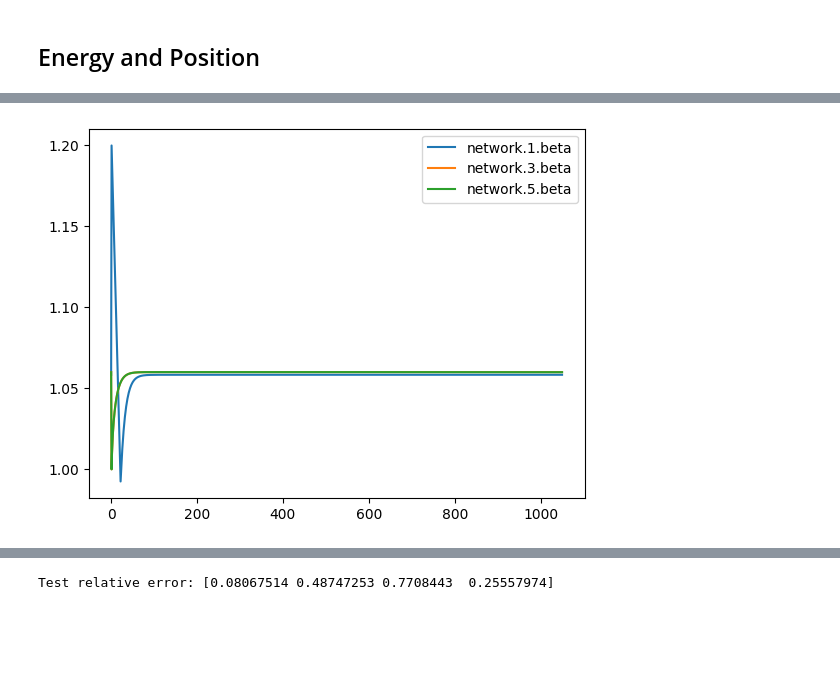
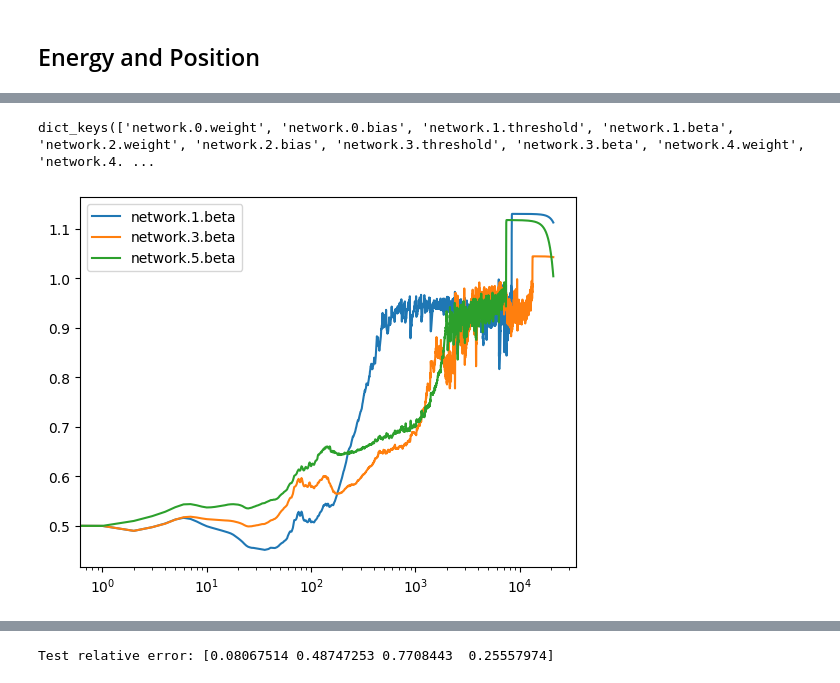
Before and after one commit to enlupi/SNN-Cal, a Jupyter notebook: SNN/SNN.ipynb, the cells around one changed output, grey strips where cells are left out. Saved outputs shown, nothing was run; the diff lists cells and outputs as text; code cells hidden in the pictures; blank space fills up the shorter version.

```diff
--- a/SNN/SNN.ipynb
+++ b/SNN/SNN.ipynb
@@ -41,21 +41,21 @@ net_desc = {
     "timesteps": 100,
     "neuron_params" : {
                 1: [snn.Leaky,
-                    {"beta" : 1.2,
+                    {"beta" : 0.5,
                     "learn_beta": True,
                     "threshold" : 1.0,
                     "learn_threshold": True,
                     "spike_grad": surrogate.atan(),
                     }],
                 2: [snn.Leaky,
-                    {"beta" : 1.0,
+                    {"beta" : 0.5,
                     "learn_beta": True,
                     "threshold" : 1.0,
                     "learn_threshold": True,
                     "spike_grad": surrogate.atan(),
                     }],
                 3: [snn.Leaky,
-                    {"beta" : 1.0,
+                    {"beta" : 0.5,
                     "learn_beta": True,
                     "threshold" : 1.0,
                     "learn_threshold": True,
@@ -205,5 +205,5 @@ sche_Epos_spk = torch.optim.lr_scheduler.ExponentialLR(opt_Epos_spk, gamma=0.7)
 train_Epos_spk = snnfn.Trainer(net_Epos_spk, loss_Epos, opt_Epos_spk, Pred_Epos_spk,
                     train_dataset, val_dataset, test_dataset)
 # %%
-num_epochs = 5
+num_epochs = 100
 train_Epos_spk.train(num_epochs)
@@ -252,11 +215,13 @@ Test relative error: [ 8.129008 31.563616 47.608166  9.045496]%
 # %%
 history_of_parameters = train_Epos_spk.get_par_hist()
 
-#print(history_of_parameters.keys())
+print(history_of_parameters.keys())
 for key, item in history_of_parameters.items():
     if "weight" not in key and "bias" not in key:
         if "beta" in key:
             plt.plot(np.arange(0, len(item)), item, label=key)
             plt.legend()
+            plt.xscale('log')
 # %% [output]
+dict_keys(['network.0.weight', 'network.0.bias', 'network.1.threshold', 'network.1.beta', 'network.2.weight', 'network.2.bias', 'network.3.threshold', 'network.3.beta', 'network.4.weight', 'network.4. ...
-[figure, old version]
+[figure, new version]
```
Also changed, not shown: parts of 9 cells of this notebook.
